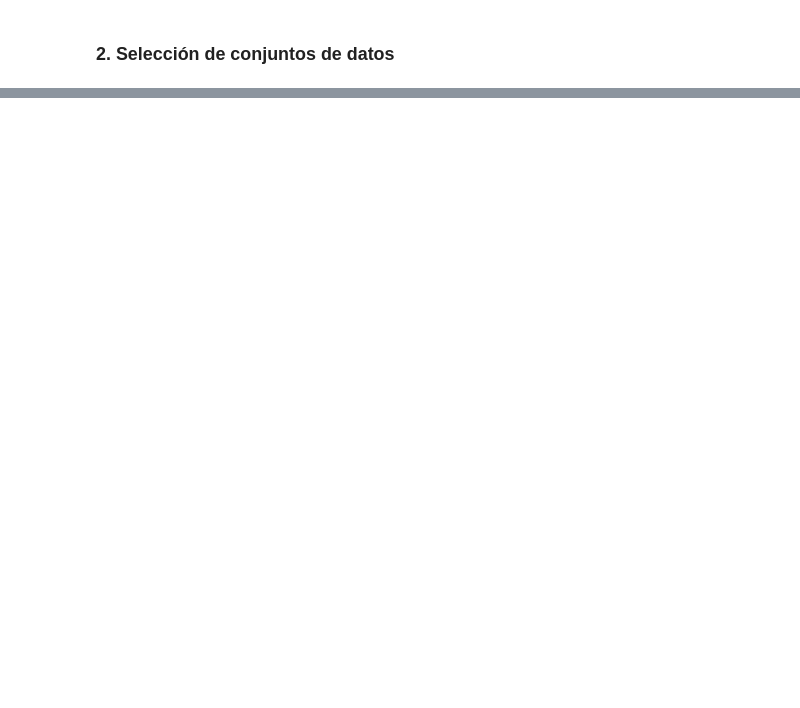
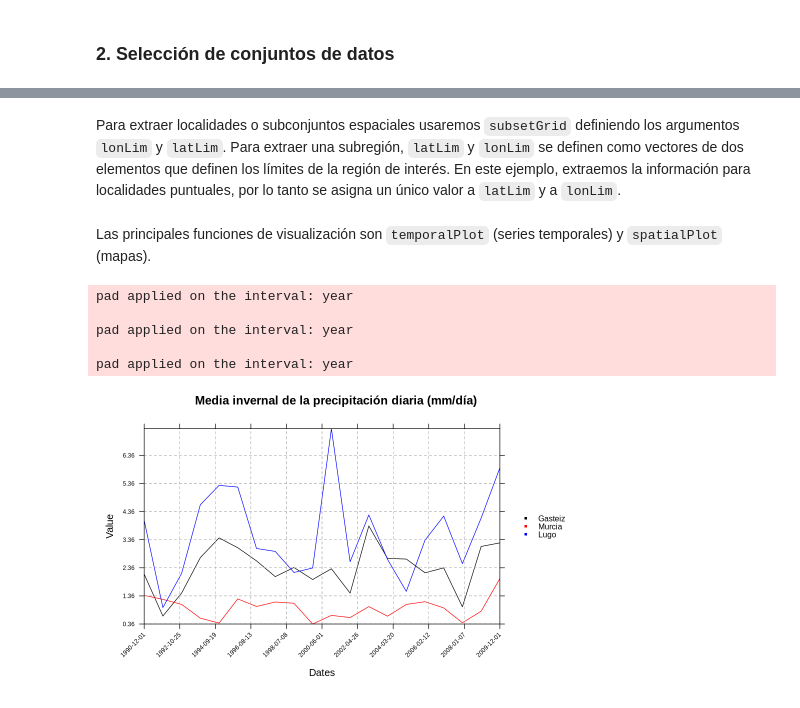
Before and after one commit to SantanderMetGroup/PTI-Clima-Datalab, a Jupyter notebook: Notebooks/R/dataset_ERA5-Land.ipynb, the cells around one changed output, grey strips where cells are left out. Saved outputs shown, nothing was run; the diff lists cells and outputs as text; code cells hidden in the pictures; blank space fills up the shorter version.

```diff
--- a/Notebooks/R/dataset_ERA5-Land.ipynb
+++ b/Notebooks/R/dataset_ERA5-Land.ipynb
@@ -403,0 +174,8 @@ pad applied on the interval: month
+# %%
+pr <- loadGridData(dataset = endpoint,
+                           var = "pr",
+                           season = c(12, 1:2),
+                           years = 1991:2010,
+                           aggr.m = "mean",
+                           dictionary = "../../Harmonization_dictionaries/ERA5-Land.dic"
+                  )
@@ -403,0 +224,2 @@ pad applied on the interval: month
+# %%
+pr.clim <- climatology(pr)
@@ -403,0 +232,2 @@ pad applied on the interval: month
+# %%
+pr.annual <- aggregateGrid(pr, aggr.y = list(FUN = "mean", na.rm = T))
@@ -403,0 +238,18 @@ pad applied on the interval: month
+# %% [markdown]
+Para extraer localidades o subconjuntos espaciales usaremos `subsetGrid` definiendo los argumentos `lonLim` y `latLim`. Para extraer una subregión, `latLim` y `lonLim` se definen como vectores de dos elementos que definen los límites de la región de interés. En este ejemplo, extraemos la información para localidades puntuales, por lo tanto se asigna un único valor a `latLim` y a `lonLim`.
+# %%
+gasteiz <- subsetGrid(pr.annual, latLim = 42.85, lonLim = -2.67)
+murcia <- subsetGrid(pr.annual, latLim = 37.99, lonLim = -1.13)
+lugo <- subsetGrid(pr.annual, latLim = 43.01, lonLim = -7.56)
+# %% [markdown]
+Las principales funciones de visualización son `temporalPlot` (series temporales) y `spatialPlot` (mapas).
+# %%
+temporalPlot("Gasteiz" = gasteiz, "Murcia" = murcia, "Lugo" = lugo,
+             xyplot.custom = list(main = "Media invernal de la precipitación diaria (mm/día)"))
+# %% [output]
+pad applied on the interval: year
+
+pad applied on the interval: year
+
+pad applied on the interval: year
+[figure, added]
```
Also changed, not shown: parts of 95 cells of this notebook, 17 other files.
